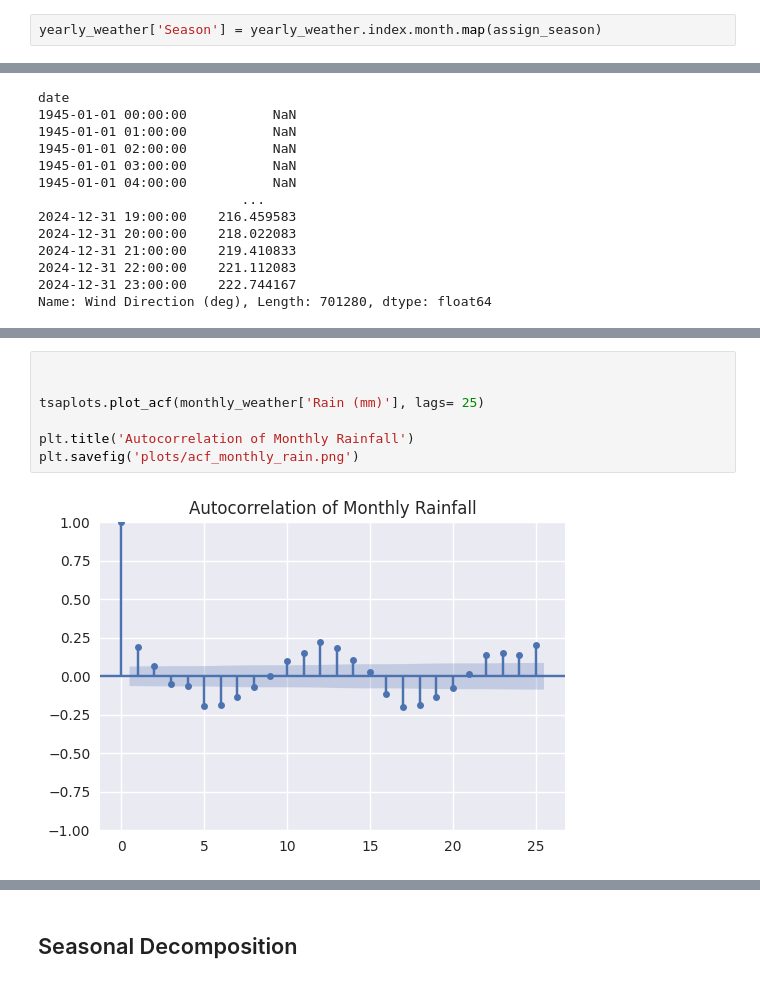
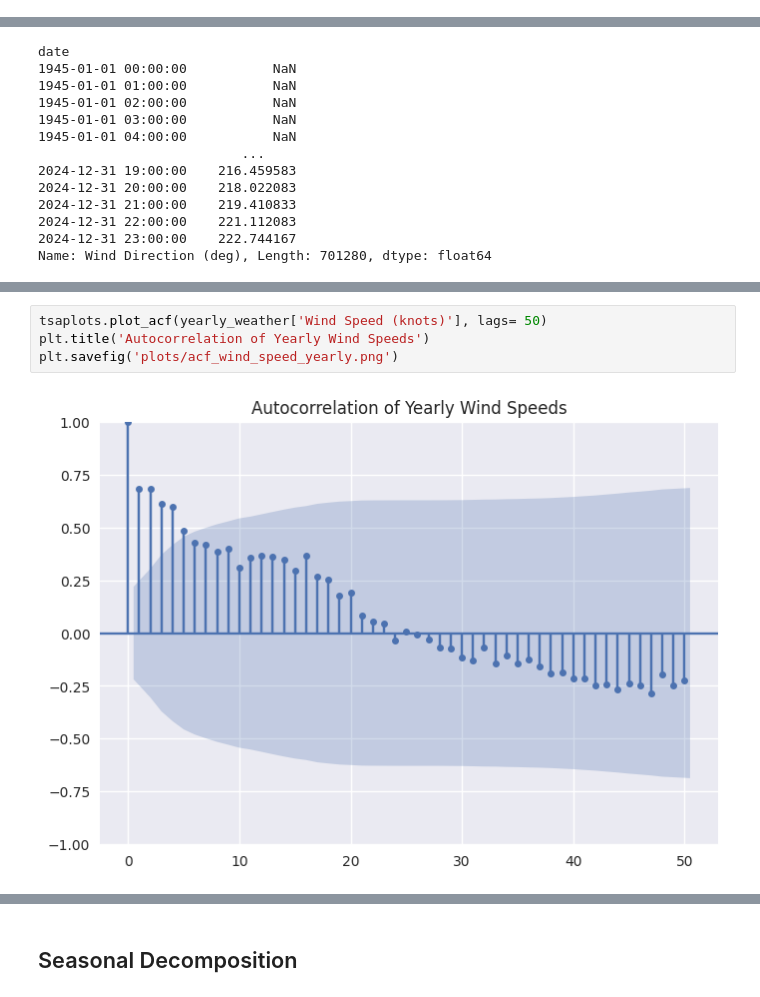
Before and after one commit to IreneKilgannon/PFDA, a Jupyter notebook: PFDA-project/weather_trends.ipynb, the cells around one changed output, grey strips where cells are left out. Saved outputs shown, nothing was run; the diff lists cells and outputs as text.

```diff
--- a/PFDA-project/weather_trends.ipynb
+++ b/PFDA-project/weather_trends.ipynb
@@ -117,2 +176,0 @@ yearly_weather.head()
-# %%
-yearly_weather['Season'] = yearly_weather.index.month.map(assign_season)
@@ -366,9 +497,6 @@ plt.show()
 # %%
-
-
-tsaplots.plot_acf(monthly_weather['Rain (mm)'], lags= 25)
-
-plt.title('Autocorrelation of Monthly Rainfall')
-plt.savefig('plots/acf_monthly_rain.png')
+tsaplots.plot_acf(yearly_weather['Wind Speed (knots)'], lags= 50)
+plt.title('Autocorrelation of Yearly Wind Speeds')
+plt.savefig('plots/acf_wind_speed_yearly.png')
 # %% [output]
-[figure, old version]
+[figure, new version]
```
Also changed, not shown: parts of 72 cells of this notebook, 19 other files.
